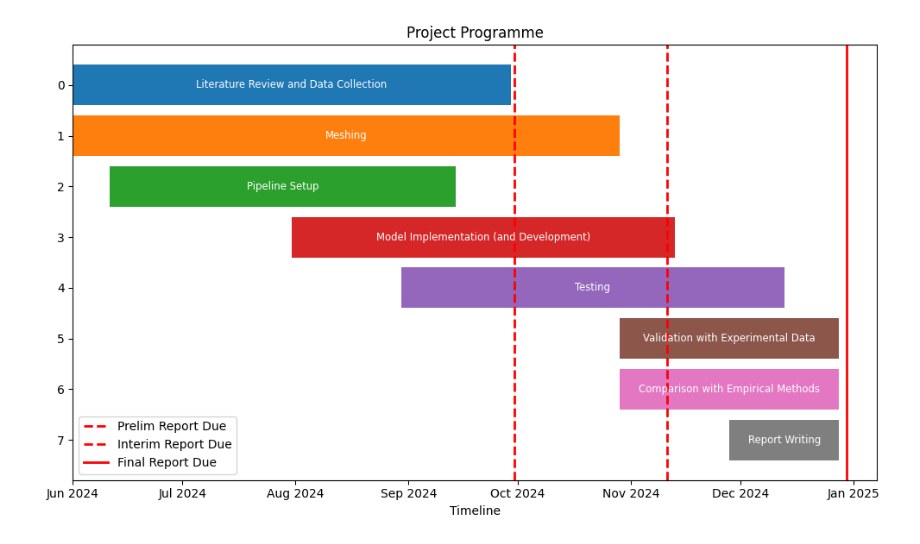
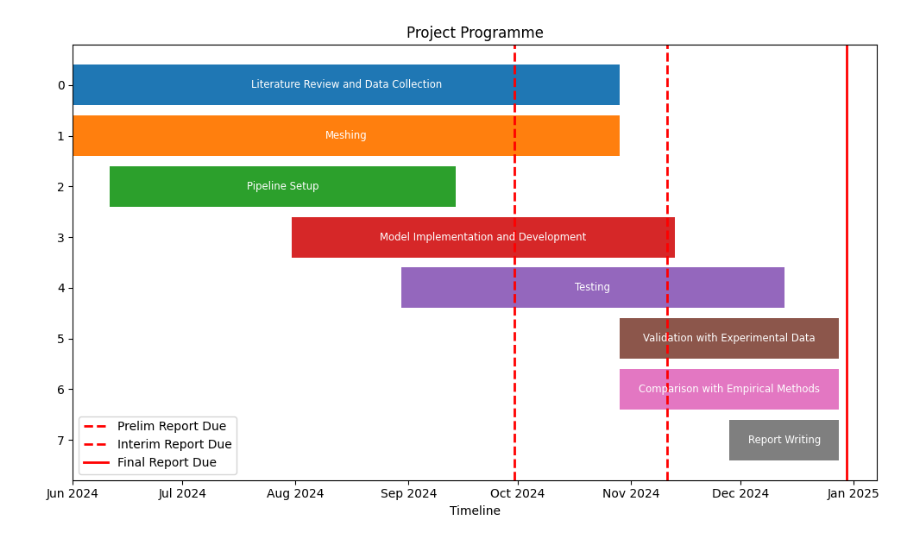
Before and after one commit to superflyer11/lateral_capacity_pipeline, a Jupyter notebook: project_programme.ipynb, the cells around one changed output. Drawn from its saved outputs; the diff is of its cells as text; code cells hidden in the pictures.

```diff
--- a/project_programme.ipynb
+++ b/project_programme.ipynb
@@ -6,10 +6,10 @@ from datetime import datetime, timedelta
 # Define project timeline
 start_date = datetime(2024, 6, 1)
 tasks = {
-    "Literature Review and Data Collection": (0, 120),
+    "Literature Review and Data Collection": (0, 150),
     "Meshing": (0, 150),
     "Pipeline Setup": (10, 105),
-    "Model Implementation (and Development)": (60, 165),
+    "Model Implementation and Development": (60, 165),
     "Testing": (90, 195),
     "Validation with Experimental Data": (150, 210),
     "Comparison with Empirical Methods": (150, 210),
@@ -40,31 +40,31 @@ ax.axvline(
     linestyle='--',
     linewidth=2,
     label='Interim Report Due'
 )
 
 
 final_report_date = datetime(2024, 12, 30)
 ax.axvline(
     final_report_date,
     color='red',
     linestyle='solid',
     linewidth=2,
     label='Final Report Due'
 )
 
 
 # Formatting the chart
 ax.xaxis_date()
 ax.xaxis.set_major_locator(mdates.MonthLocator())
 ax.xaxis.set_major_formatter(mdates.DateFormatter('%b %Y'))
 ax.invert_yaxis()
 ax.set_xlabel('Timeline')
 ax.set_title('Project Programme')
 plt.tight_layout()
 ax.legend()
 
 # Show the plot
 plt.savefig("/mofem_install/jupyter/thomas/mfront_example_test/project_programme.png")
 plt.show()
 # %% [output]
-[figure, old version]
+[figure, new version]
```
Also changed, not shown: 9 other files.
